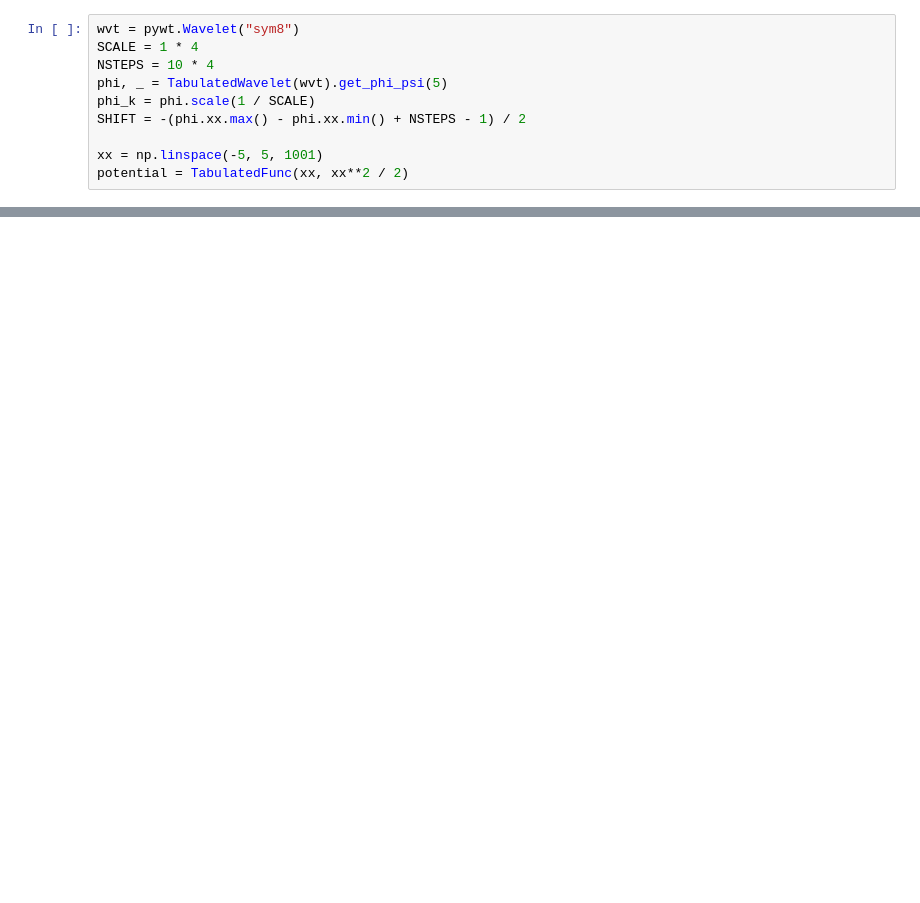
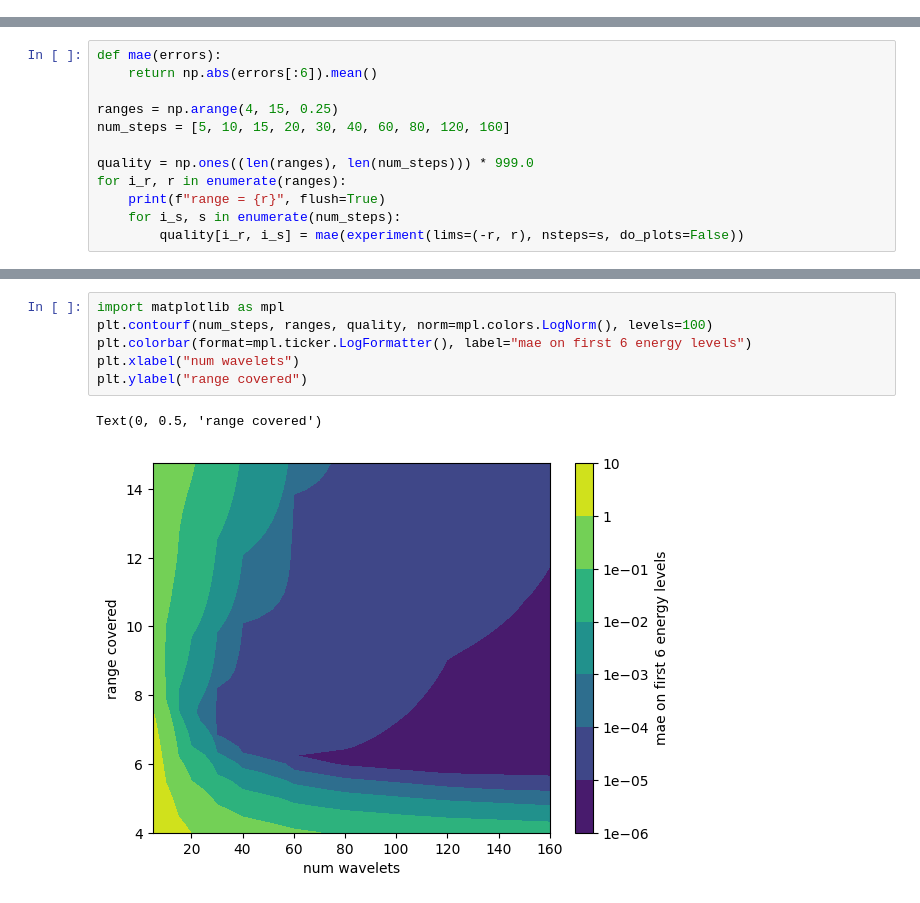
Before and after one commit to SiLiKhon/WaveletTests, a Jupyter notebook: harm_osc.ipynb, the cells around one changed output, grey strips where cells are left out. Cells and saved outputs as stored; diff of their text form; blank space fills up the shorter version.

```diff
--- a/harm_osc.ipynb
+++ b/harm_osc.ipynb
@@ -7,10 +7,0 @@ from tabulated_wvt import TabulatedFunc, TabulatedWavelet
-# %%
-wvt = pywt.Wavelet("sym8")
-SCALE = 1 * 4
-NSTEPS = 10 * 4
-phi, _ = TabulatedWavelet(wvt).get_phi_psi(5)
-phi_k = phi.scale(1 / SCALE)
-SHIFT = -(phi.xx.max() - phi.xx.min() + NSTEPS - 1) / 2
-
-xx = np.linspace(-5, 5, 1001)
-potential = TabulatedFunc(xx, xx**2 / 2)
@@ -65,0 +72,12 @@ plt.ylim(bottom=0);
+# %%
+def mae(errors):
+    return np.abs(errors[:6]).mean()
+
+ranges = np.arange(4, 15, 0.25)
+num_steps = [5, 10, 15, 20, 30, 40, 60, 80, 120, 160]
+
+quality = np.ones((len(ranges), len(num_steps))) * 999.0
+for i_r, r in enumerate(ranges):
+    print(f"range = {r}", flush=True)
+    for i_s, s in enumerate(num_steps):
+        quality[i_r, i_s] = mae(experiment(lims=(-r, r), nsteps=s, do_plots=False))
@@ -65,0 +102,9 @@ plt.ylim(bottom=0);
+# %%
+import matplotlib as mpl
+plt.contourf(num_steps, ranges, quality, norm=mpl.colors.LogNorm(), levels=100)
+plt.colorbar(format=mpl.ticker.LogFormatter(), label="mae on first 6 energy levels")
+plt.xlabel("num wavelets")
+plt.ylabel("range covered")
+# %% [output]
+Text(0, 0.5, 'range covered')
+[figure, added]
```
Also changed, not shown: parts of 9 cells of this notebook, 2 other files.
